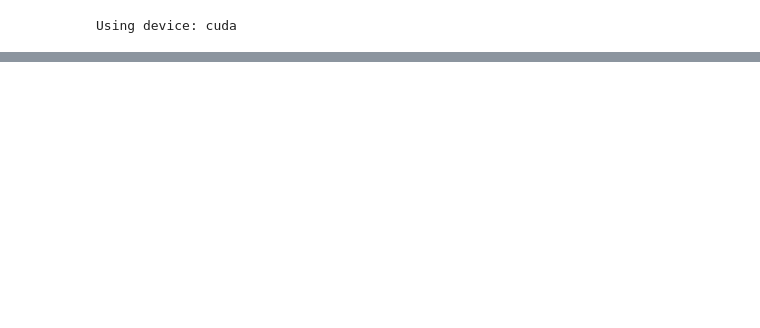
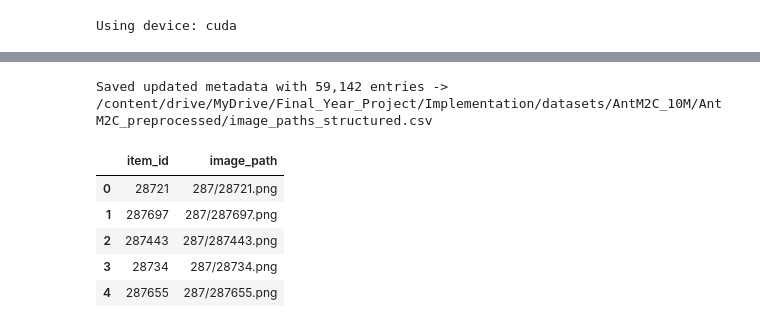
Before and after one commit to sheebaboy33/ColdFusionX, a Jupyter notebook: notebooks/04_image_encoder.ipynb, the cells around one changed output, grey strips where cells are left out. Saved outputs shown, nothing was run; the diff lists cells and outputs as text; code cells hidden in the pictures; blank space fills up the shorter version.

Commit message:
encoding: complete project setup to access image folder successfully.

```diff
--- a/notebooks/04_image_encoder.ipynb
+++ b/notebooks/04_image_encoder.ipynb
@@ -65,0 +50,5 @@ Embedding shape: torch.Size([1, 768])
+# %%
+import shutil
+df_images = pd.read_csv(image_metadata_path)
+moved_count = 0
+new_paths = []
@@ -65,0 +122,27 @@ Embedding shape: torch.Size([1, 768])
+# %%
+# Define base directory
+base_dir = "/content/drive/MyDrive/Final_Year_Project/Implementation/datasets/AntM2C_10M"
+structured_dir = Path(f"{base_dir}/AntM2C_image_structured")
+# %%
+# Traverse subfolders and collect item_id + image_path
+image_entries = []
+for path in structured_dir.rglob("*.png"):
+    item_id = path.stem
+    rel_path = path.relative_to(structured_dir).as_posix()
+    image_entries.append({"item_id": item_id, "image_path": rel_path})
+# %%
+# Create DataFrame and save
+df_structured_paths = pd.DataFrame(image_entries)
+output_csv = f"{base_dir}/AntM2C_preprocessed/image_paths_structured.csv"
+df_structured_paths.to_csv(output_csv, index=False)
+# %%
+print(f"Saved updated metadata with {len(df_structured_paths):,} entries -> {output_csv}")
+df_structured_paths.head()
+# %% [output]
+Saved updated metadata with 59,142 entries -> /content/drive/MyDrive/Final_Year_Project/Implementation/datasets/AntM2C_10M/AntM2C_preprocessed/image_paths_structured.csv
+|  | item_id | image_path |
+| 0 | 28721 | 287/28721.png |
+| 1 | 287697 | 287/287697.png |
+| 2 | 287443 | 287/287443.png |
+| 3 | 28734 | 287/28734.png |
+| 4 | 287655 | 287/287655.png |
```
Also changed, not shown: parts of 21 cells of this notebook.
